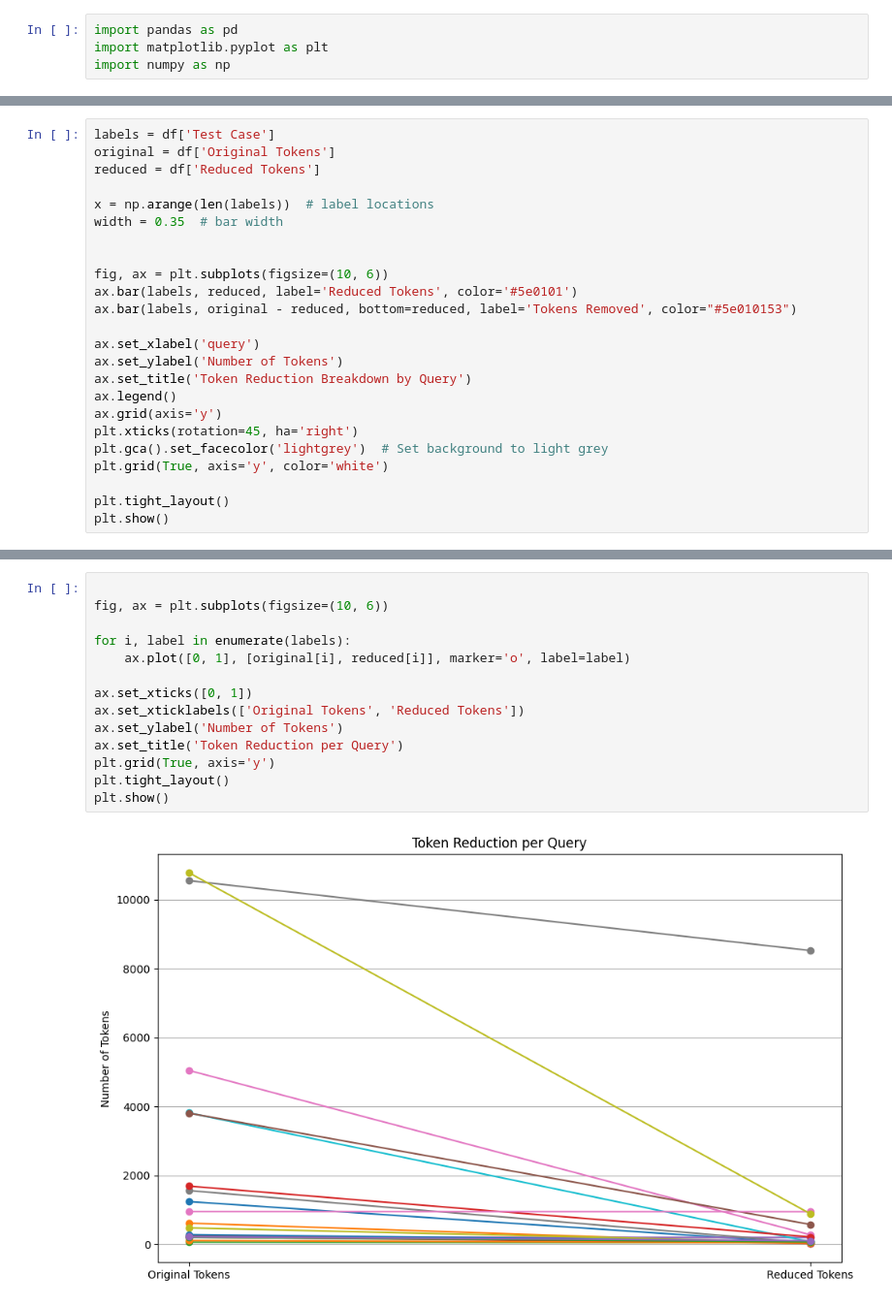
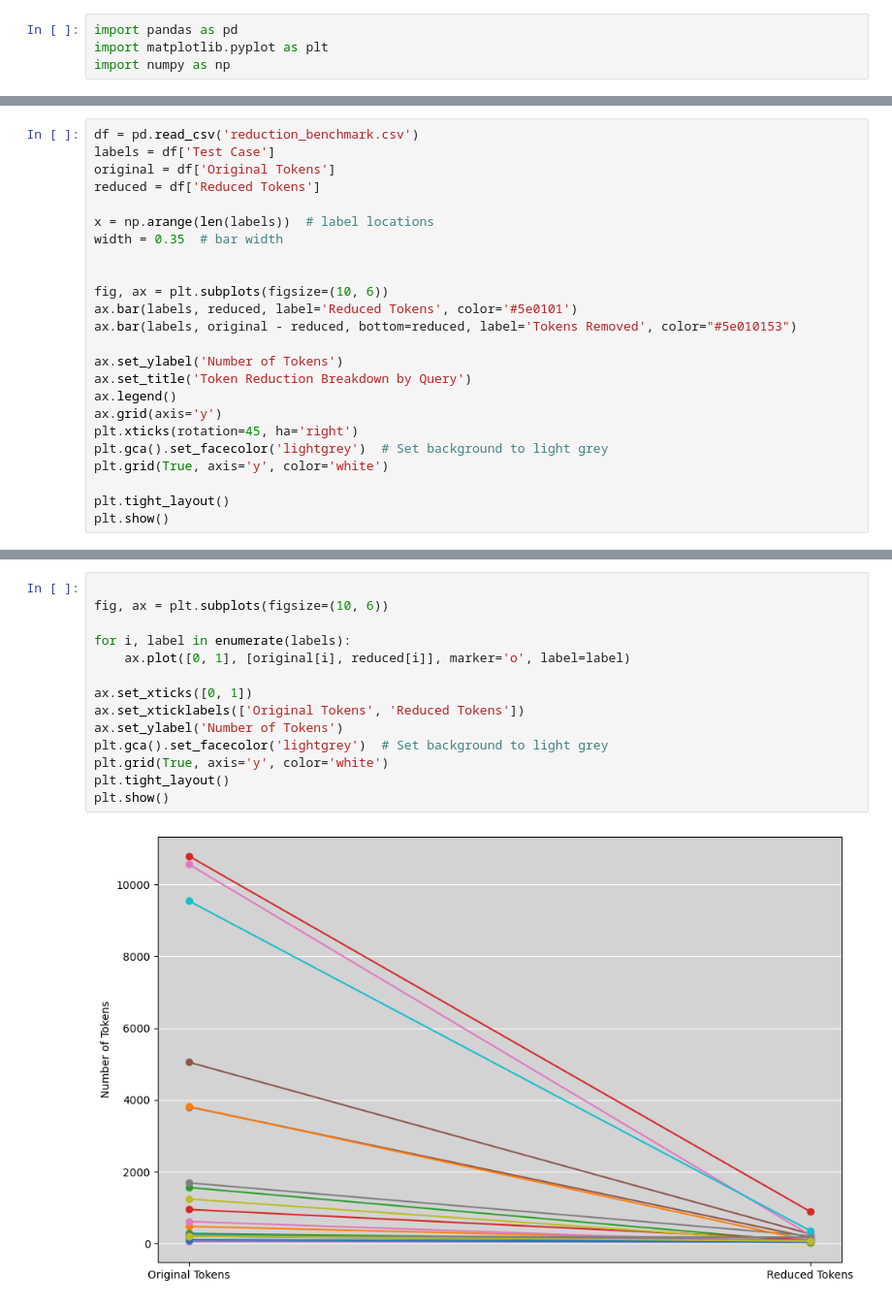
Before and after one commit to eliasachermann/automated_software_testing, a Jupyter notebook: Part2/analysis.ipynb, the cells around one changed output, grey strips where cells are left out. Shown at 97% size. Saved outputs shown, nothing was run; the diff lists cells and outputs as text.

Commit message:
update plots

```diff
--- a/Part2/analysis.ipynb
+++ b/Part2/analysis.ipynb
@@ -35,4 +43,5 @@ plt.show()
 # %%
+df = pd.read_csv('reduction_benchmark.csv')
 labels = df['Test Case']
 original = df['Original Tokens']
 reduced = df['Reduced Tokens']
@@ -45,7 +54,6 @@ fig, ax = plt.subplots(figsize=(10, 6))
 ax.bar(labels, reduced, label='Reduced Tokens', color='#5e0101')
 ax.bar(labels, original - reduced, bottom=reduced, label='Tokens Removed', color="#5e010153")
 
-ax.set_xlabel('query')
 ax.set_ylabel('Number of Tokens')
 ax.set_title('Token Reduction Breakdown by Query')
 ax.legend()
@@ -61,16 +69,16 @@ plt.show()
 # %%
 
 fig, ax = plt.subplots(figsize=(10, 6))
 
 for i, label in enumerate(labels):
     ax.plot([0, 1], [original[i], reduced[i]], marker='o', label=label)
 
 ax.set_xticks([0, 1])
 ax.set_xticklabels(['Original Tokens', 'Reduced Tokens'])
 ax.set_ylabel('Number of Tokens')
-ax.set_title('Token Reduction per Query')
-plt.grid(True, axis='y')
+plt.gca().set_facecolor('lightgrey')  # Set background to light grey
+plt.grid(True, axis='y', color='white')
 plt.tight_layout()
 plt.show()
 # %% [output]
-[figure, old version]
+[figure, new version]
```
Also changed, not shown: parts of 4 cells of this notebook, 3 other files.
